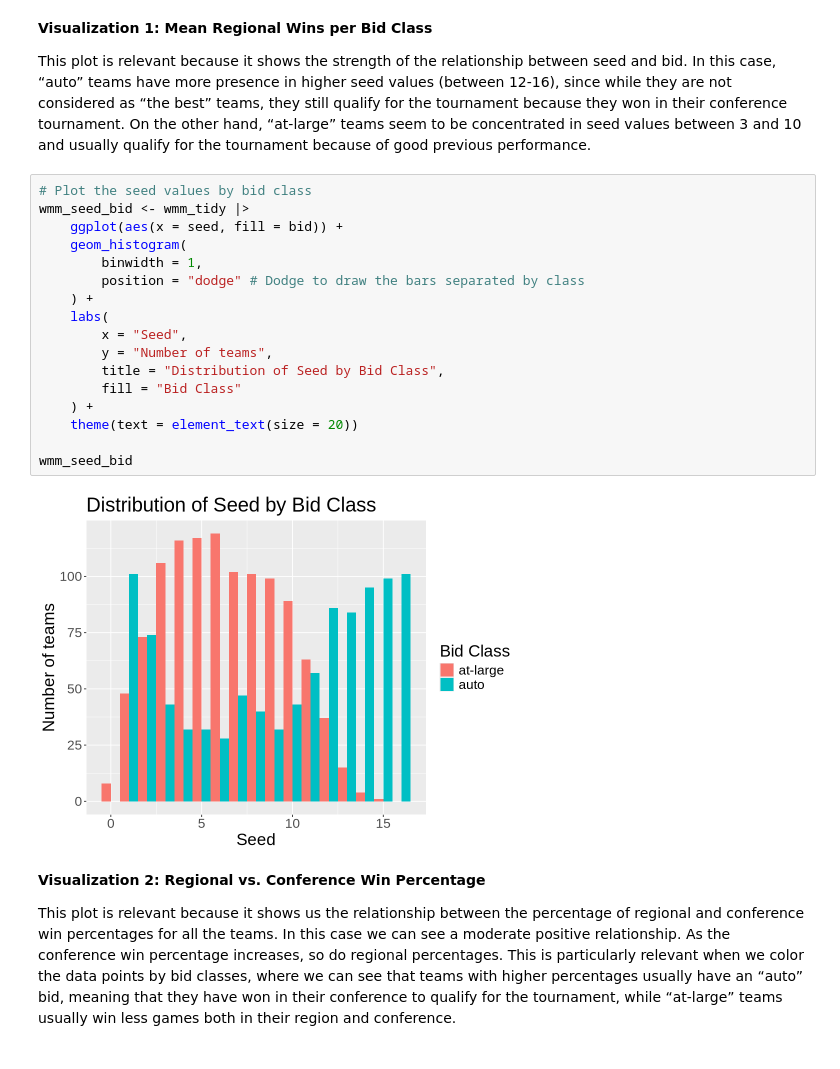
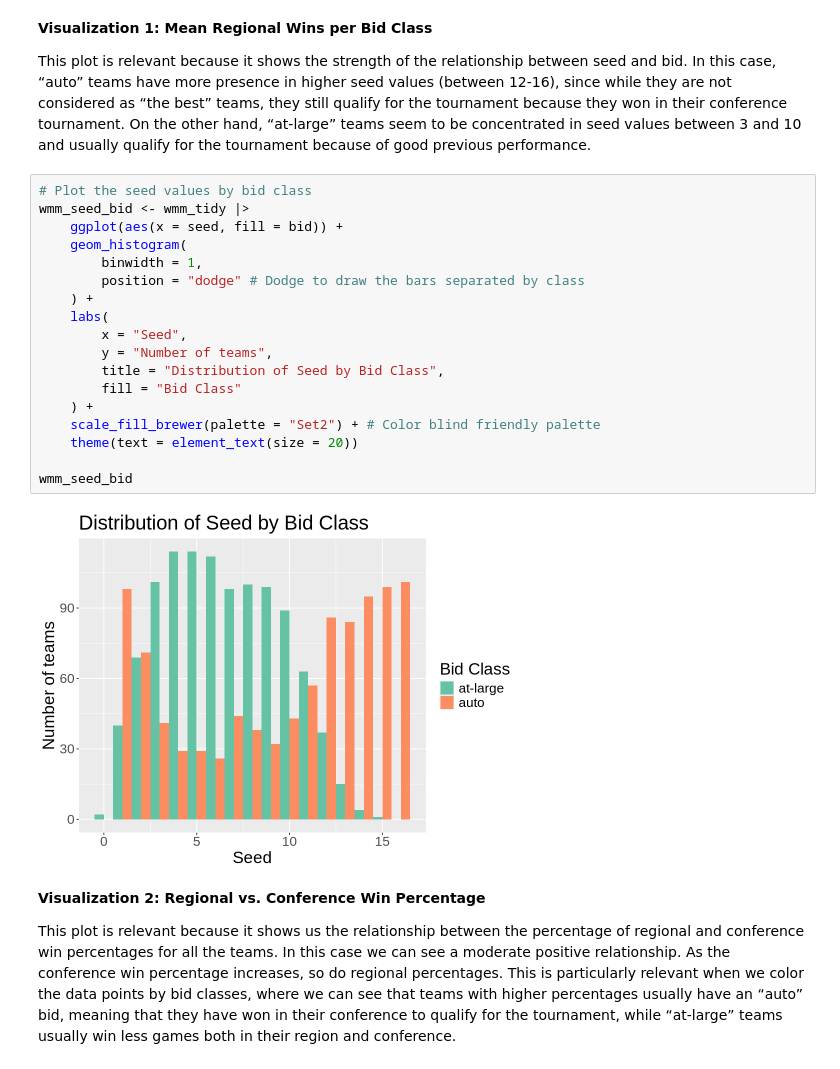
Before and after one commit to diegocrdz/dsci-100-project-diego-cordova, a Jupyter notebook: dsci-100-project-notebook.ipynb, the cells around one changed output. Cells and saved outputs as stored; diff of their text form.

```diff
--- a/dsci-100-project-notebook.ipynb
+++ b/dsci-100-project-notebook.ipynb
@@ -449,22 +450,23 @@ This plot is relevant because it shows the strength of the relationship between
 # %%
 # Plot the seed values by bid class
 wmm_seed_bid <- wmm_tidy |>
     ggplot(aes(x = seed, fill = bid)) +
     geom_histogram(
         binwidth = 1,
         position = "dodge" # Dodge to draw the bars separated by class
     ) +
     labs(
         x = "Seed",
         y = "Number of teams",
         title = "Distribution of Seed by Bid Class",
         fill = "Bid Class"
     ) +
+    scale_fill_brewer(palette = "Set2") + # Color blind friendly palette
     theme(text = element_text(size = 20))
 
 wmm_seed_bid
 # %% [output]
-[figure, old version]
+[figure, new version]
 # %% [markdown]
 **Visualization 2: Regional vs. Conference Win Percentage**
 
```
Also changed, not shown: parts of 18 cells of this notebook.
